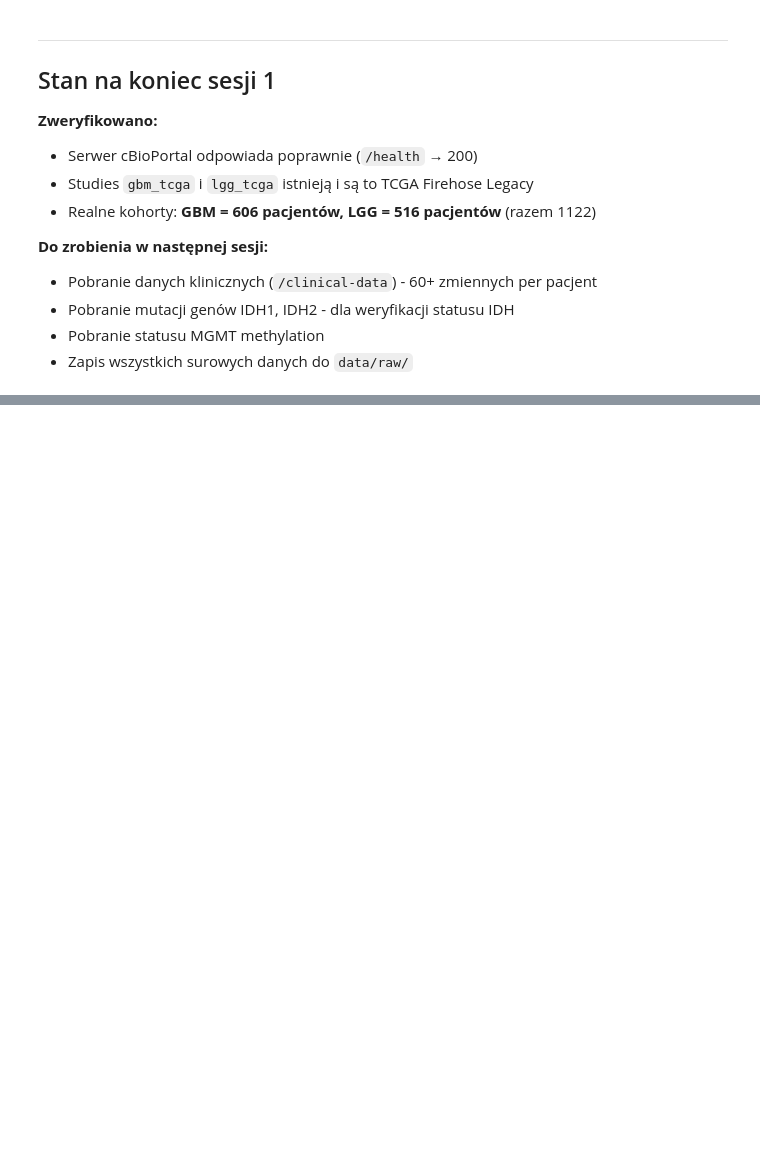
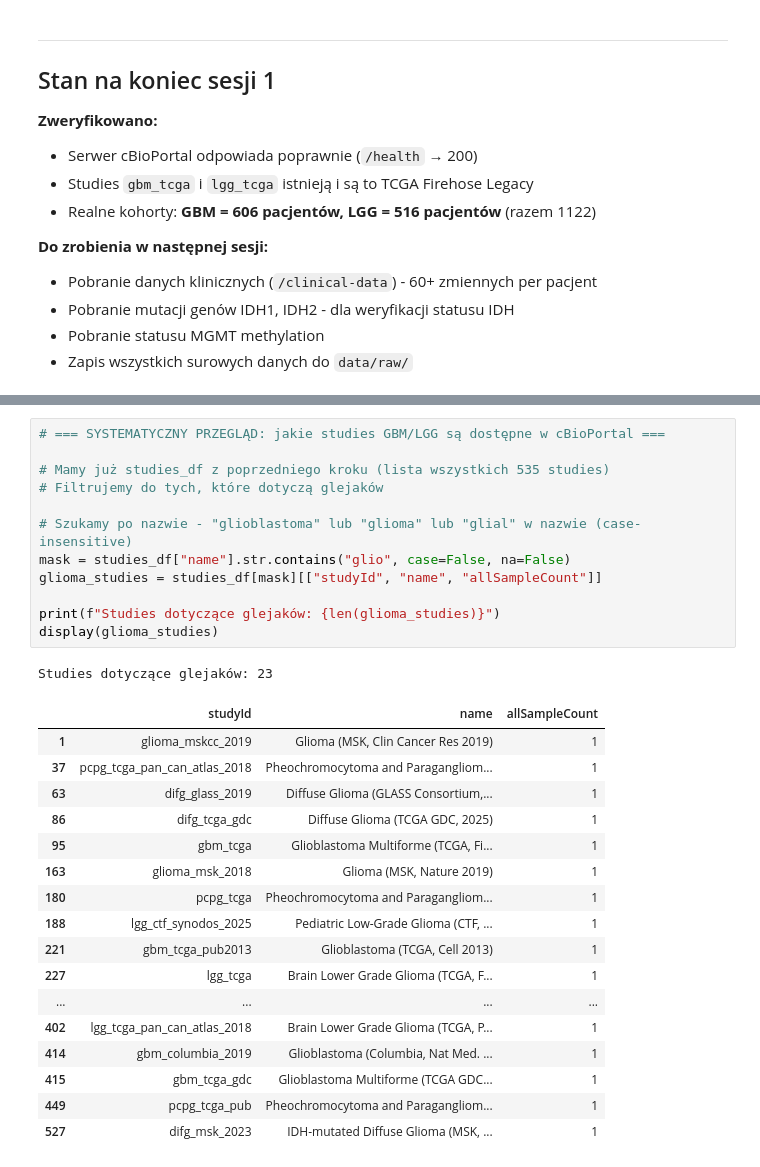
Before and after one commit to AnnaZimniewicz/tcga-glioma-survival, a Jupyter notebook: notebooks/01_data_acquisition.ipynb, the cells around one changed output, grey strips where cells are left out. Saved outputs shown, nothing was run; the diff lists cells and outputs as text; blank space fills up the shorter version.

Commit message:
Investigate cBioPortal data availability for MGMT and IDH status

```diff
--- a/notebooks/01_data_acquisition.ipynb
+++ b/notebooks/01_data_acquisition.ipynb
@@ -291,0 +448,31 @@ Pierwsze 3 wiersze GBM:
+# %%
+# === SYSTEMATYCZNY PRZEGLĄD: jakie studies GBM/LGG są dostępne w cBioPortal ===
+
+# Mamy już studies_df z poprzedniego kroku (lista wszystkich 535 studies)
+# Filtrujemy do tych, które dotyczą glejaków
+
+# Szukamy po nazwie - "glioblastoma" lub "glioma" lub "glial" w nazwie (case-insensitive)
+mask = studies_df["name"].str.contains("glio", case=False, na=False)
+glioma_studies = studies_df[mask][["studyId", "name", "allSampleCount"]]
+
+print(f"Studies dotyczące glejaków: {len(glioma_studies)}")
+display(glioma_studies)
+# %% [output]
+Studies dotyczące glejaków: 23
+|  | studyId | name | allSampleCount |
+| 1 | glioma_mskcc_2019 | Glioma (MSK, Clin Cancer Res 2019) | 1 |
+| 37 | pcpg_tcga_pan_can_atlas_2018 | Pheochromocytoma and Paragangliom... | 1 |
+| 63 | difg_glass_2019 | Diffuse Glioma (GLASS Consortium,... | 1 |
+| 86 | difg_tcga_gdc | Diffuse Glioma (TCGA GDC, 2025) | 1 |
+| 95 | gbm_tcga | Glioblastoma Multiforme (TCGA, Fi... | 1 |
+| 163 | glioma_msk_2018 | Glioma (MSK, Nature 2019) | 1 |
+| 180 | pcpg_tcga | Pheochromocytoma and Paragangliom... | 1 |
+| 188 | lgg_ctf_synodos_2025 | Pediatric Low-Grade Glioma (CTF, ... | 1 |
+| 221 | gbm_tcga_pub2013 | Glioblastoma (TCGA, Cell 2013) | 1 |
+| 227 | lgg_tcga | Brain Lower Grade Glioma (TCGA, F... | 1 |
+| ... | ... | ... | ... |
+| 402 | lgg_tcga_pan_can_atlas_2018 | Brain Lower Grade Glioma (TCGA, P... | 1 |
+| 414 | gbm_columbia_2019 | Glioblastoma (Columbia, Nat Med. ... | 1 |
+| 415 | gbm_tcga_gdc | Glioblastoma Multiforme (TCGA GDC... | 1 |
+| 449 | pcpg_tcga_pub | Pheochromocytoma and Paragangliom... | 1 |
+| 527 | difg_msk_2023 | IDH-mutated Diffuse Glioma (MSK, ... | 1 |
```
Also changed, not shown: parts of 8 cells of this notebook.
